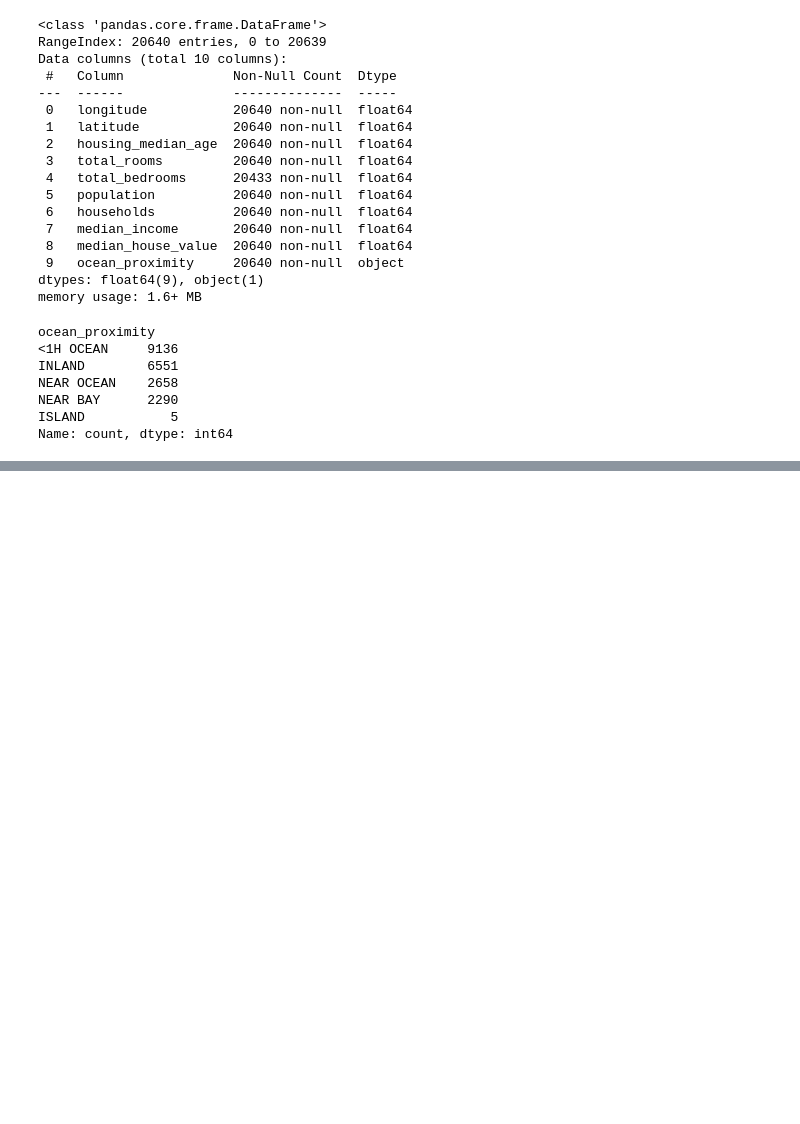
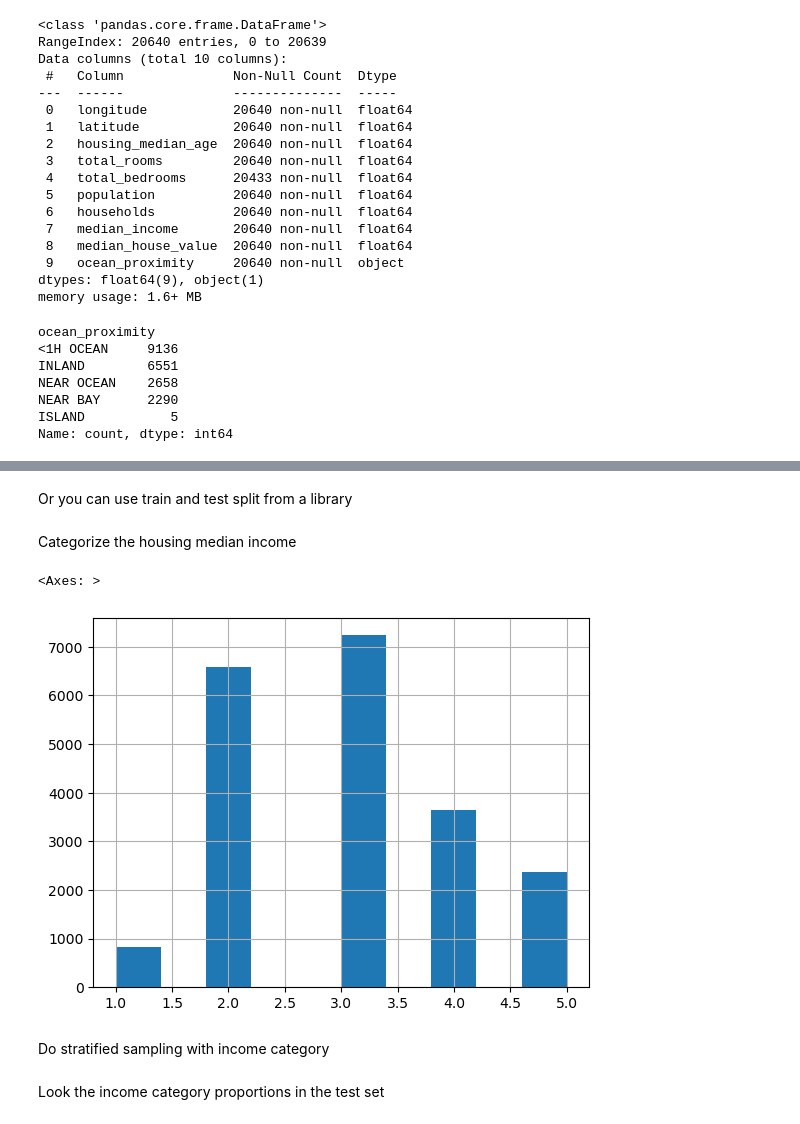
Before and after one commit to adrioui/oreilly-handson-ml2, a Jupyter notebook: 02_end_to_end_ml_project.ipynb, the cells around one changed output, grey strips where cells are left out. Cells and saved outputs as stored; diff of their text form; code cells hidden in the pictures; blank space fills up the shorter version.

```diff
--- a/02_end_to_end_ml_project.ipynb
+++ b/02_end_to_end_ml_project.ipynb
@@ -91,0 +114,2 @@ plt.show()
+# %% [markdown]
+Or you can use train and test split from a library
@@ -91,0 +120,13 @@ plt.show()
+# %% [markdown]
+Categorize the housing median income
+# %%
+housing["income_cat"] = pd.cut(housing["median_income"],
+                               bins=[0., 1.5, 3.0, 4.5, 6., np.inf],
+                               labels=[1, 2, 3, 4, 5])
+# %%
+housing["income_cat"].hist()
+# %% [output]
+<Axes: >
+[figure, added]
+# %% [markdown]
+Do stratified sampling with income category
@@ -91,0 +140,2 @@ plt.show()
+# %% [markdown]
+Look the income category proportions in the test set
```
Also changed, not shown: parts of 93 cells of this notebook.
